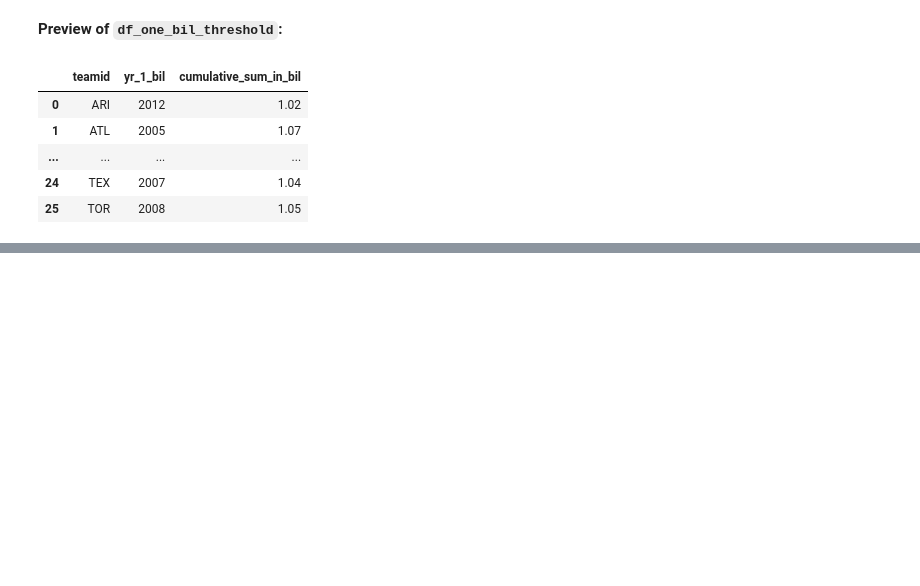
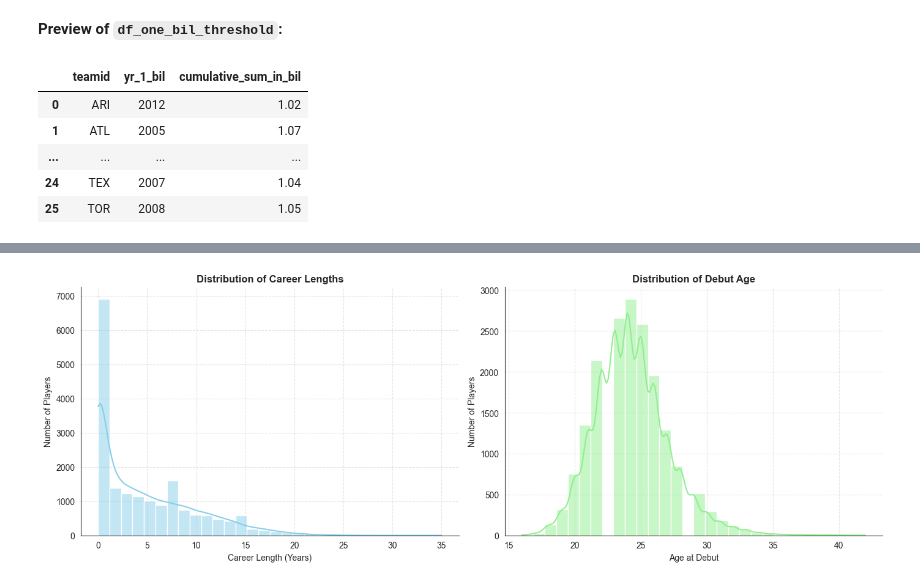
Before and after one commit to shree131/mlb-player-analytics, a Jupyter notebook: NoteBooks/MLB Players Analysis.ipynb, the cells around one changed output, grey strips where cells are left out. Cells and saved outputs as stored; diff of their text form; code cells hidden in the pictures; blank space fills up the shorter version.

Commit message:
Added career analysis and players comparison

```diff
--- a/NoteBooks/MLB Players Analysis.ipynb
+++ b/NoteBooks/MLB Players Analysis.ipynb
@@ -653,0 +777,19 @@ plt.show()
+# %%
+# Hidden Query Execution
+query = """
+CREATE TEMPORARY TABLE IF NOT EXISTS career_info AS (
+	SELECT playerid, birthyear, birthmonth, birthday, namegiven, debut, finalgame,
+			EXTRACT(YEAR FROM debut) AS debut_year,
+			EXTRACT(YEAR FROM finalgame) AS final_year
+	FROM players);
+
+SELECT playerid, namegiven, final_year - debut_year AS career_length,
+		debut_year - birthyear AS start_age,
+		final_year - birthyear AS end_age
+FROM career_info
+WHERE final_year - debut_year IS NOT NULL AND debut_year - birthyear > 0
+ORDER BY career_length DESC;
+"""
+# %%
+df_career_span  = pd.read_sql(query, con=engine)
+preview_table(df_career_span, "df_career_span")
@@ -653,0 +821,23 @@ plt.show()
+# %%
+# Get basic statistics for career_length, start_age, and end_age
+df_career_span[['career_length', 'start_age', 'end_age']].describe()# Side-by-side plots: Career Length and Debut Age Distributions
+fig, axes = plt.subplots(1, 2, figsize=(14, 5))  # 1 row, 2 columns
+
+# -- Career Length Distribution --
+sns.histplot(df_career_span['career_length'], bins=30, kde=True, color='skyblue', ax=axes[0])
+axes[0].set_title('Distribution of Career Lengths', fontweight='bold')
+axes[0].set_xlabel('Career Length (Years)')
+axes[0].set_ylabel('Number of Players')
+axes[0].grid(True, linestyle='--', alpha=0.5)
+
+# -- Starting Age Distribution --
+sns.histplot(df_career_span['start_age'], bins=30, kde=True, color='lightgreen', ax=axes[1])
+axes[1].set_title('Distribution of Debut Age', fontweight='bold')
+axes[1].set_xlabel('Age at Debut')
+axes[1].set_ylabel('Number of Players')
+axes[1].grid(True, linestyle='--', alpha=0.5)
+
+plt.tight_layout()
+plt.show()
+# %% [output]
+[figure, added]
```
Also changed, not shown: parts of 63 cells of this notebook, 1 other file.
